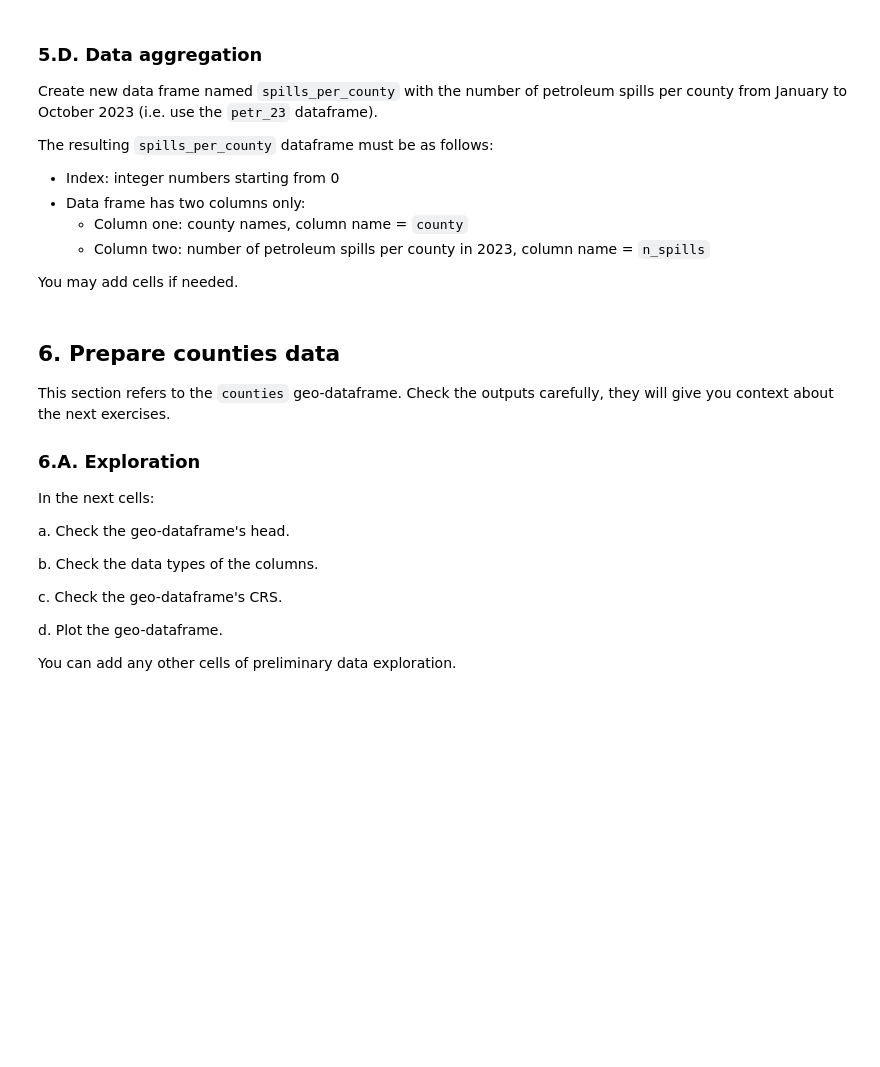
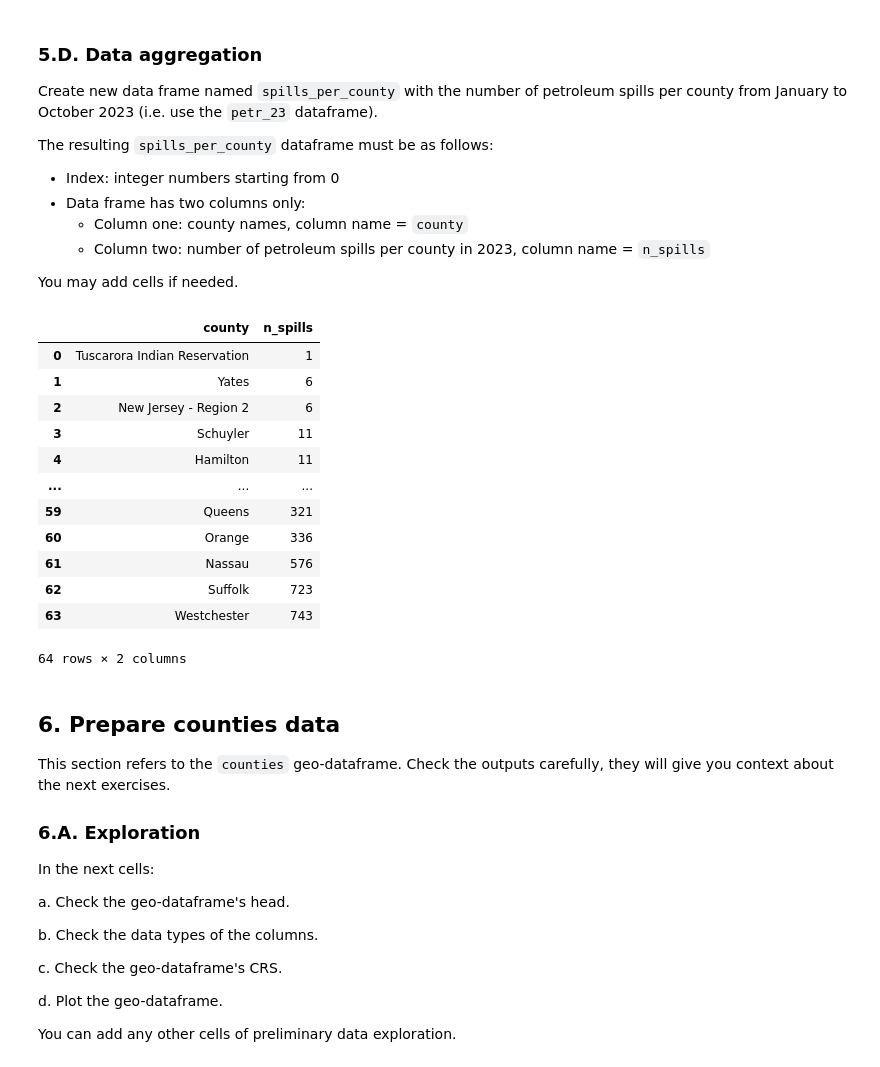
Before and after one commit to ZoeZhouJ/eds220-hwk3, a Jupyter notebook: hwk3-task2-oil-spills.ipynb, the cells around one changed output. Drawn from its saved outputs; the diff is of its cells as text; code cells hidden in the pictures; blank space fills up the shorter version.

```diff
--- a/hwk3-task2-oil-spills.ipynb
+++ b/hwk3-task2-oil-spills.ipynb
@@ -288,3 +301,27 @@ spills_per_county
+# %%
+# Create a variable to
+spills_per_county = (petr_23.groupby('county')
+                            .size()
+                            .sort_values()
+                            .rename('n_spills')
+                            .reset_index()
+                            )
+
+spills_per_county
+# %% [output]
+|  | county | n_spills |
+| 0 | Tuscarora Indian Reservation | 1 |
+| 1 | Yates | 6 |
+| 2 | New Jersey - Region 2 | 6 |
+| 3 | Schuyler | 11 |
+| 4 | Hamilton | 11 |
+| ... | ... | ... |
+| 59 | Queens | 321 |
+| 60 | Orange | 336 |
+| 61 | Nassau | 576 |
+| 62 | Suffolk | 723 |
+| 63 | Westchester | 743 |
+64 rows × 2 columns
 # %% [markdown]
 ## 6. Prepare counties data
 
```
Also changed, not shown: parts of 11 cells of this notebook.
